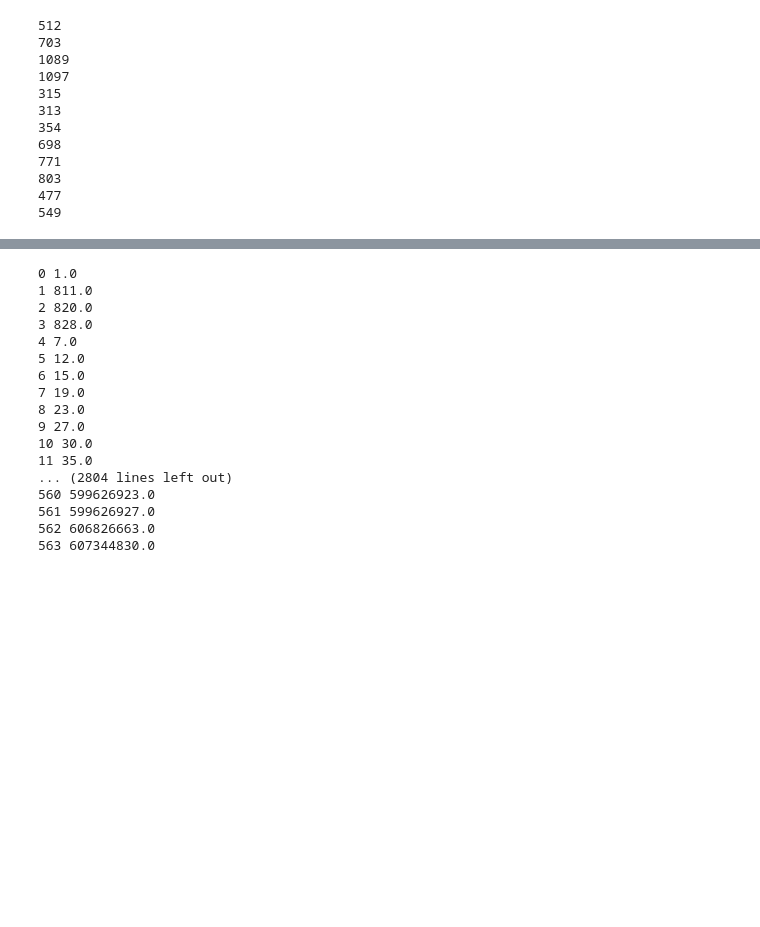
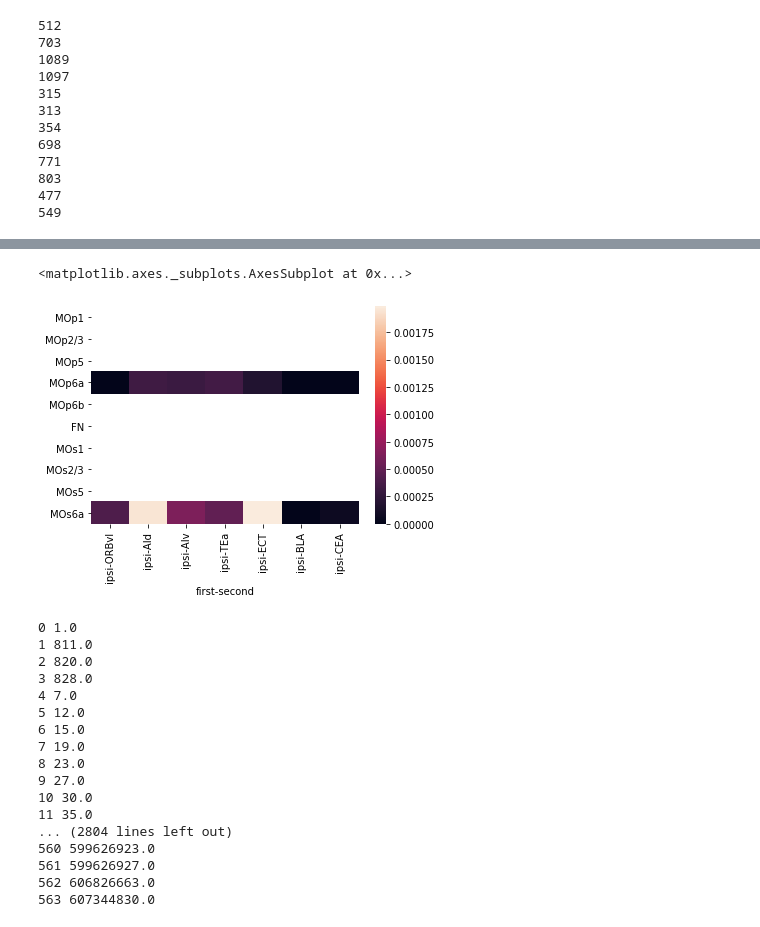
Before and after one commit to AllenInstitute/mouse_connectivity_models, a Jupyter notebook: analyses/paper/connectivitycreation/ELLeafSurfaceLeafSmooth_GetConnectivity_Leafsource_Summarytarget.ipynb, the cells around one changed output, grey strips where cells are left out. Drawn from its saved outputs; the diff is of its cells as text; code cells hidden in the pictures; blank space fills up the shorter version.

```diff
--- a/analyses/paper/connectivitycreation/ELLeafSurfaceLeafSmooth_GetConnectivity_Leafsource_Summarytarget.ipynb
+++ b/analyses/paper/connectivitycreation/ELLeafSurfaceLeafSmooth_GetConnectivity_Leafsource_Summarytarget.ipynb
@@ -968,3 +1060,8 @@ with open('data/info/leafs.pickle', 'rb') as handle:
+# %%
+sns.heatmap(cntsr1.loc[:,targ_reg])
+# %% [output]
+<matplotlib.axes._subplots.AxesSubplot at 0x...>
+[figure, added]
 # %%
 connectivity_data = connectivity_data
 surfaces = surfaces
```
Also changed, not shown: parts of 13 cells of this notebook, 13 other files.
